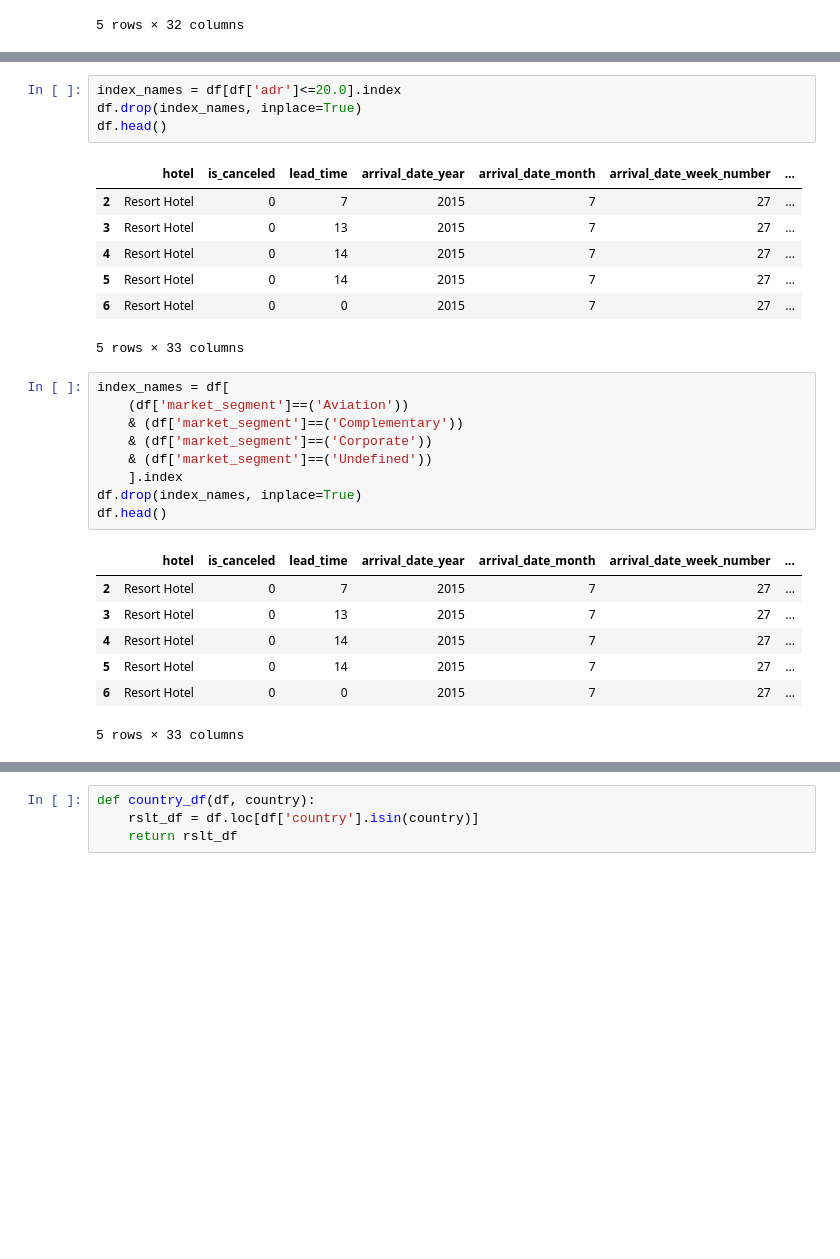
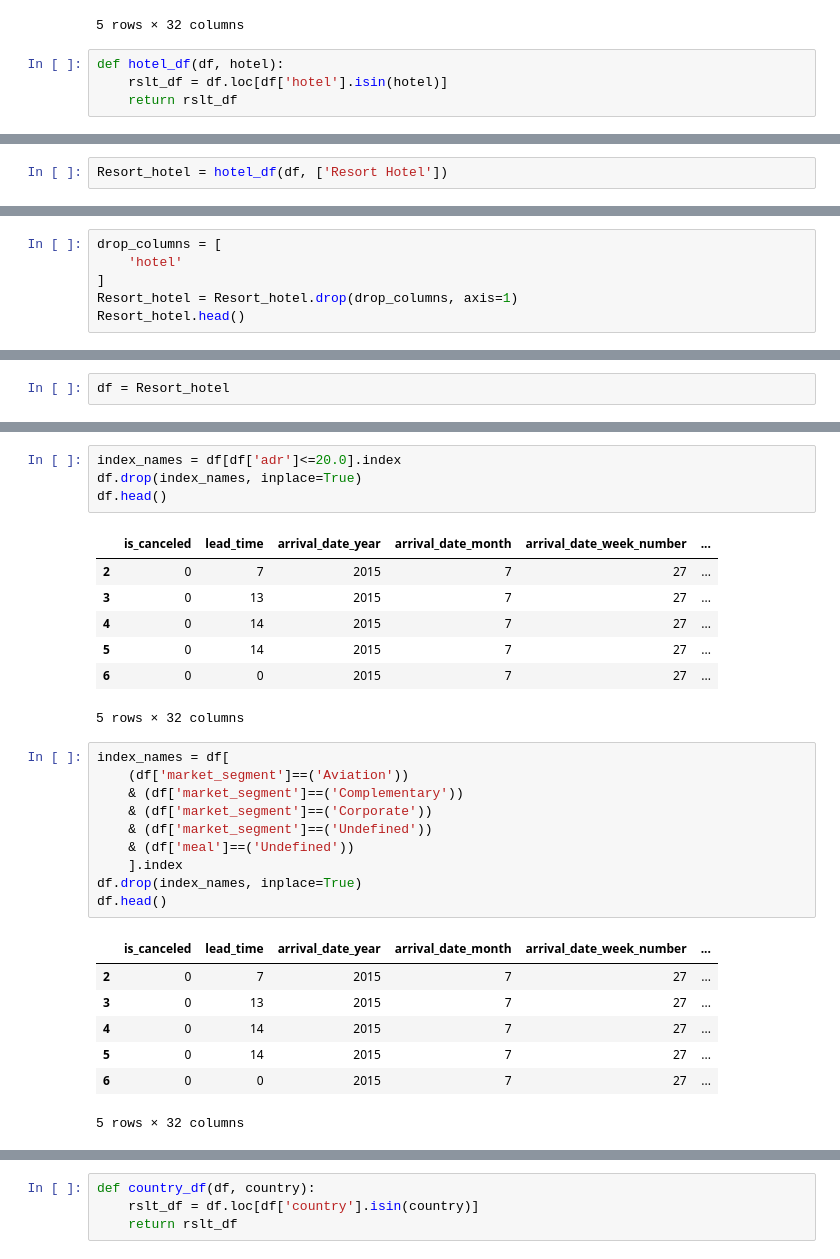
Before and after one commit to johnmyronmillar/HotelPricePredictor, a Jupyter notebook: Code/Test Data 3.ipynb, the cells around one changed output, grey strips where cells are left out. Cells and saved outputs as stored; diff of their text form; blank space fills up the shorter version.

```diff
--- a/Code/Test Data 3.ipynb
+++ b/Code/Test Data 3.ipynb
@@ -31,3 +31,7 @@ df.head()
 | 3 | Resort Hotel | 0 | 13 | 2015 | July | 27 | ... |
 | 4 | Resort Hotel | 0 | 14 | 2015 | July | 27 | ... |
 5 rows × 32 columns
+# %%
+def hotel_df(df, hotel):
+    rslt_df = df.loc[df['hotel'].isin(hotel)]
+    return rslt_df
@@ -33,0 +40,2 @@ df.head()
+# %%
+Resort_hotel = hotel_df(df, ['Resort Hotel'])
@@ -33,0 +56,6 @@ df.head()
+# %%
+drop_columns = [
+    'hotel'
+]
+Resort_hotel = Resort_hotel.drop(drop_columns, axis=1)
+Resort_hotel.head()
@@ -34,3 +70,5 @@ df.head()
+# %%
+df = Resort_hotel
 # %%
 import calendar
 
@@ -67,30 +105,31 @@ index_names = df[df['adr']<=20.0].index
 df.drop(index_names, inplace=True)
 df.head()
 # %% [output]
-|  | hotel | is_canceled | lead_time | arrival_date_year | arrival_date_month | arrival_date_week_number | ... |
-| 2 | Resort Hotel | 0 | 7 | 2015 | 7 | 27 | ... |
-| 3 | Resort Hotel | 0 | 13 | 2015 | 7 | 27 | ... |
-| 4 | Resort Hotel | 0 | 14 | 2015 | 7 | 27 | ... |
-| 5 | Resort Hotel | 0 | 14 | 2015 | 7 | 27 | ... |
-| 6 | Resort Hotel | 0 | 0 | 2015 | 7 | 27 | ... |
+|  | is_canceled | lead_time | arrival_date_year | arrival_date_month | arrival_date_week_number | ... |
+| 2 | 0 | 7 | 2015 | 7 | 27 | ... |
+| 3 | 0 | 13 | 2015 | 7 | 27 | ... |
+| 4 | 0 | 14 | 2015 | 7 | 27 | ... |
+| 5 | 0 | 14 | 2015 | 7 | 27 | ... |
+| 6 | 0 | 0 | 2015 | 7 | 27 | ... |
-5 rows × 33 columns
+5 rows × 32 columns
 # %%
 index_names = df[
     (df['market_segment']==('Aviation'))
     & (df['market_segment']==('Complementary'))
     & (df['market_segment']==('Corporate'))
     & (df['market_segment']==('Undefined'))
+    & (df['meal']==('Undefined'))
     ].index
 df.drop(index_names, inplace=True)
 df.head()
 # %% [output]
-|  | hotel | is_canceled | lead_time | arrival_date_year | arrival_date_month | arrival_date_week_number | ... |
-| 2 | Resort Hotel | 0 | 7 | 2015 | 7 | 27 | ... |
-| 3 | Resort Hotel | 0 | 13 | 2015 | 7 | 27 | ... |
-| 4 | Resort Hotel | 0 | 14 | 2015 | 7 | 27 | ... |
-| 5 | Resort Hotel | 0 | 14 | 2015 | 7 | 27 | ... |
-| 6 | Resort Hotel | 0 | 0 | 2015 | 7 | 27 | ... |
+|  | is_canceled | lead_time | arrival_date_year | arrival_date_month | arrival_date_week_number | ... |
+| 2 | 0 | 7 | 2015 | 7 | 27 | ... |
+| 3 | 0 | 13 | 2015 | 7 | 27 | ... |
+| 4 | 0 | 14 | 2015 | 7 | 27 | ... |
+| 5 | 0 | 14 | 2015 | 7 | 27 | ... |
+| 6 | 0 | 0 | 2015 | 7 | 27 | ... |
-5 rows × 33 columns
+5 rows × 32 columns
 # %%
 # Drop unnecessary columns
 drop_columns = [
```
Also changed, not shown: parts of 17 cells of this notebook.
